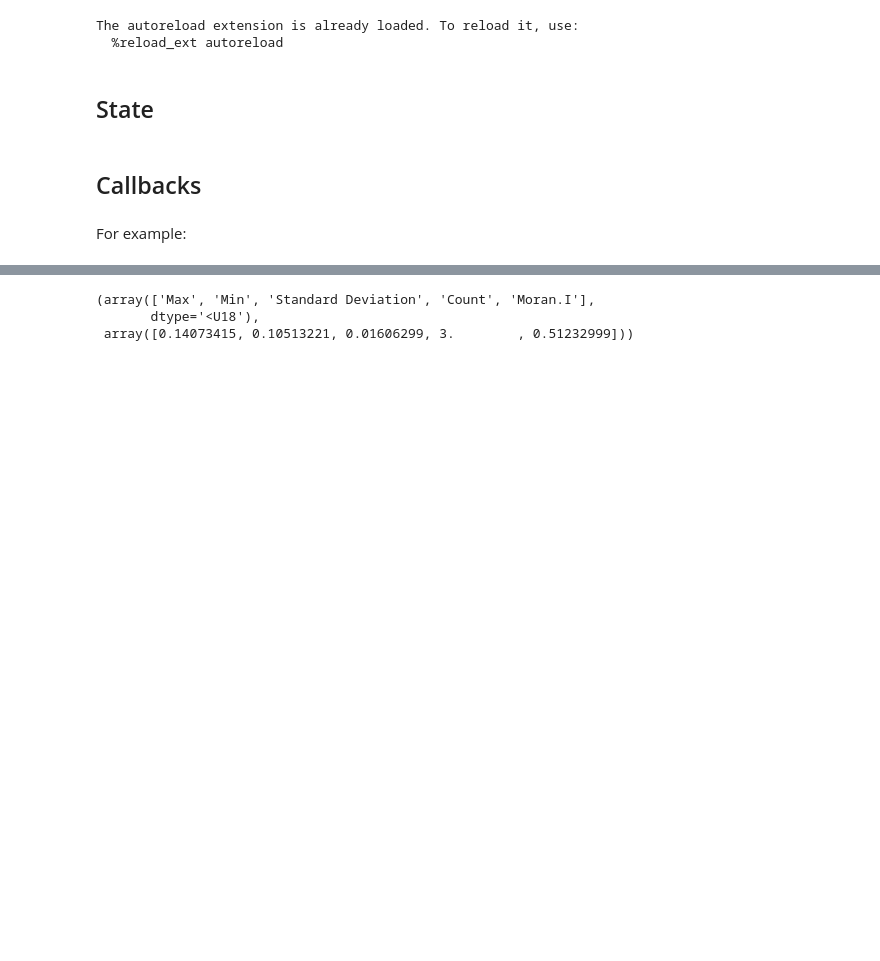
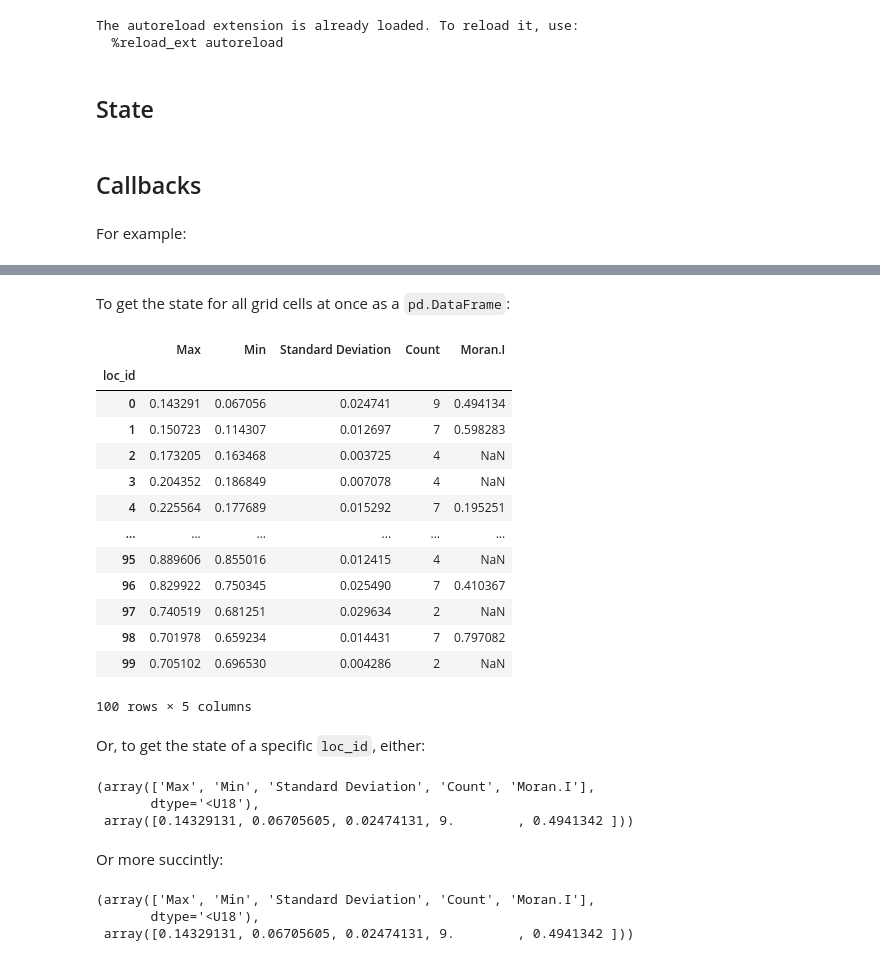
Before and after one commit to franckalbinet/trufl, a Jupyter notebook: nbs/04_callbacks.ipynb, the cells around one changed output, grey strips where cells are left out. Saved outputs shown, nothing was run; the diff lists cells and outputs as text; code cells hidden in the pictures; blank space fills up the shorter version.

```diff
--- a/nbs/04_callbacks.ipynb
+++ b/nbs/04_callbacks.ipynb
@@ -197,10 +205,41 @@ state = State(gdf_samples_t0, [MaxCB(), MinCB(), StdCB(), CountCB(), MoranIOnlyC
+# %% [markdown]
+To get the state for all grid cells at once as a `pd.DataFrame`:
+# %%
+#|eval: false
+state()
+# %% [output]
+|  | Max | Min | Standard Deviation | Count | Moran.I |
+| loc_id |  |  |  |  |  |
+| 0 | 0.143291 | 0.067056 | 0.024741 | 9 | 0.494134 |
+| 1 | 0.150723 | 0.114307 | 0.012697 | 7 | 0.598283 |
+| 2 | 0.173205 | 0.163468 | 0.003725 | 4 | NaN |
+| 3 | 0.204352 | 0.186849 | 0.007078 | 4 | NaN |
+| 4 | 0.225564 | 0.177689 | 0.015292 | 7 | 0.195251 |
+| ... | ... | ... | ... | ... | ... |
+| 95 | 0.889606 | 0.855016 | 0.012415 | 4 | NaN |
+| 96 | 0.829922 | 0.750345 | 0.025490 | 7 | 0.410367 |
+| 97 | 0.740519 | 0.681251 | 0.029634 | 2 | NaN |
+| 98 | 0.701978 | 0.659234 | 0.014431 | 7 | 0.797082 |
+| 99 | 0.705102 | 0.696530 | 0.004286 | 2 | NaN |
+100 rows × 5 columns
+# %% [markdown]
+Or, to get the state of a specific `loc_id`, either:
 # %%
 #|eval: false
-state.get(0, as_numpy=True)
+state.get(loc_id=0, as_numpy=True)
 # %% [output]
 (array(['Max', 'Min', 'Standard Deviation', 'Count', 'Moran.I'],
        dtype='<U18'),
- array([0.14073415, 0.10513221, 0.01606299, 3.        , 0.51232999]))
+ array([0.14329131, 0.06705605, 0.02474131, 9.        , 0.4941342 ]))
+# %% [markdown]
+Or more succintly:
+# %%
+#|eval: false
+state(loc_id=0, as_numpy=False)
+# %% [output]
+(array(['Max', 'Min', 'Standard Deviation', 'Count', 'Moran.I'],
+       dtype='<U18'),
+ array([0.14329131, 0.06705605, 0.02474131, 9.        , 0.4941342 ]))
 # %%
 #|eval: false
 subset = state.measurements[state.measurements.loc_id == 0]; subset.head()
```
Also changed, not shown: parts of 15 cells of this notebook, 5 other files.
